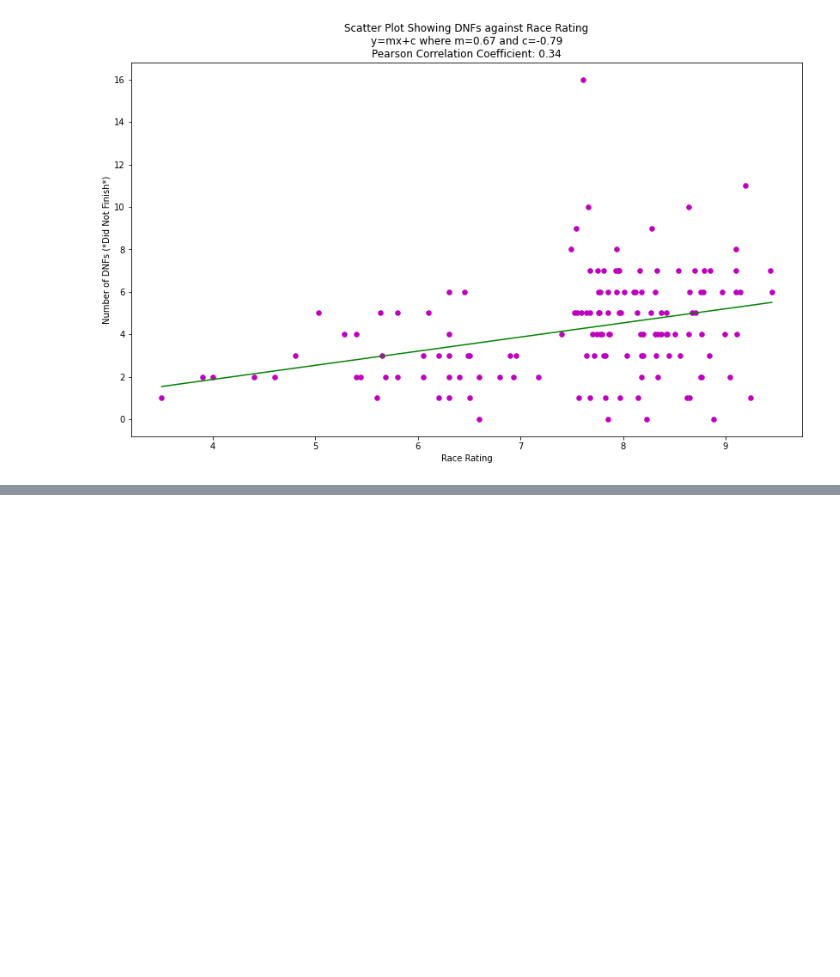
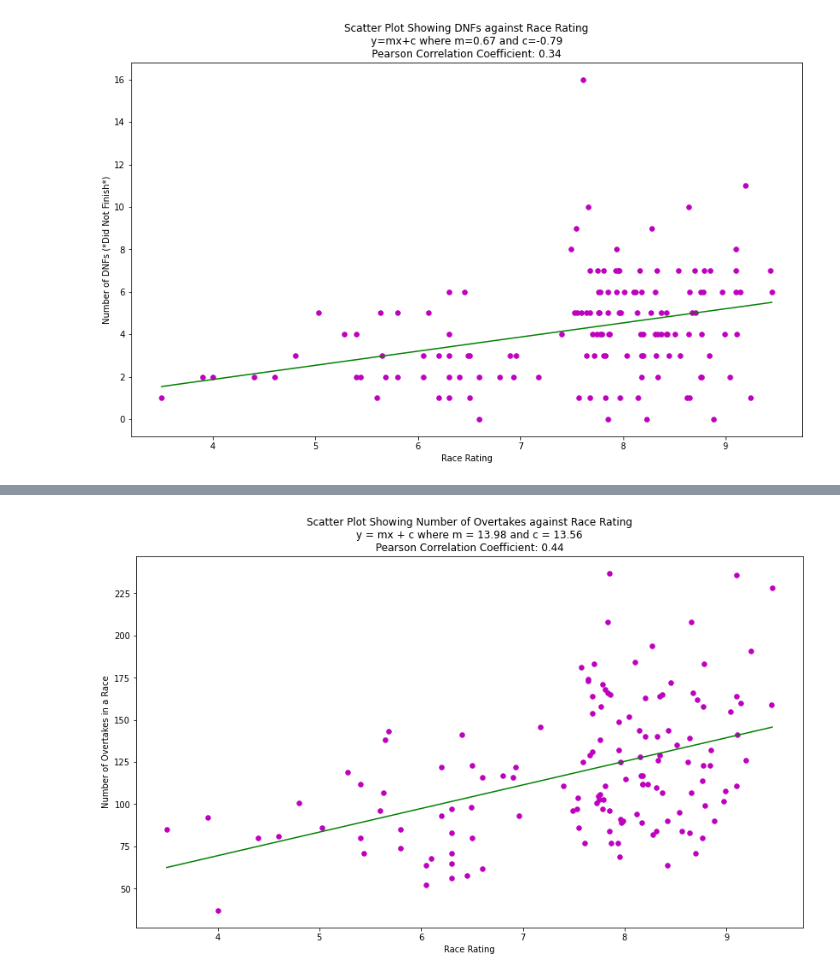
Before and after one commit to jasonhsu8/Formula-1-Project, a Jupyter notebook: JJ Notebooks/DataVisualisation.ipynb, the cells around one changed output, grey strips where cells are left out. Cells and saved outputs as stored; diff of their text form; code cells hidden in the pictures; blank space fills up the shorter version.

```diff
--- a/JJ Notebooks/DataVisualisation.ipynb
+++ b/JJ Notebooks/DataVisualisation.ipynb
@@ -595,10 +595,10 @@ y = race_stats_ratings_no_spa_2021["DNF"]
 b = coef_linear_regression(x,y)
 
 plt.figure(figsize=(14,8))
-correlation_coefficient = correlation_coefficient(x,y)
+corr_coef_value_dnf = correlation_coefficient(x,y)
 plt.title("Scatter Plot Showing DNFs against Race Rating\ny=mx+c where m="
           + str(round(b[1], 2)) + " and c=" + str(round(b[0], 2)) +
-          "\nPearson Correlation Coefficient: " + str(round(correlation_coefficient, 2)))
+          "\nPearson Correlation Coefficient: " + str(round(corr_coef_value_dnf , 2)))
 plt.xlabel("Race Rating")
 plt.ylabel("Number of DNFs (*Did Not Finish*)")
 plot_regression_line(x,y,b)
@@ -608,0 +803,5 @@ plot_regression_line(x,y,b)
+# %%
+# new df with overtakes column
+
+race_stats_ratings_no_spa_2021['overtakes'] = race_stats_ratings_no_spa_2021.raceId.apply(lambda x: overtaking_count(laptimes, x))
+#race_stats_ratings_no_spa_2021.sort_values(by="overtakes", ascending=False)
@@ -608,0 +814,26 @@ plot_regression_line(x,y,b)
+# %%
+#Scatter plot Number of Overtakes against Race Rating
+
+x = race_stats_ratings_no_spa_2021["Race Rating"]
+y = race_stats_ratings_no_spa_2021["overtakes"]
+b = coef_linear_regression(x, y)
+
+plt.figure(figsize=(14, 8))
+
+# Calculate correlation coefficient
+corr_coef_value_overtakes = correlation_coefficient(x, y)
+
+# Create the title with proper formatting
+title_text = (
+    f"Scatter Plot Showing Number of Overtakes against Race Rating\n"
+    f"y = mx + c where m = {round(b[1], 2)} and c = {round(b[0], 2)}\n"
+    f"Pearson Correlation Coefficient: {round(corr_coef_value_overtakes, 2)}"
+)
+
+plt.title(title_text)
+plt.xlabel("Race Rating")
+plt.ylabel("Number of Overtakes in a Race")
+plot_regression_line(x, y, b)
+plt.show()
+# %% [output]
+[figure, added]
```
Also changed, not shown: parts of 12 cells of this notebook, 3 other files.
